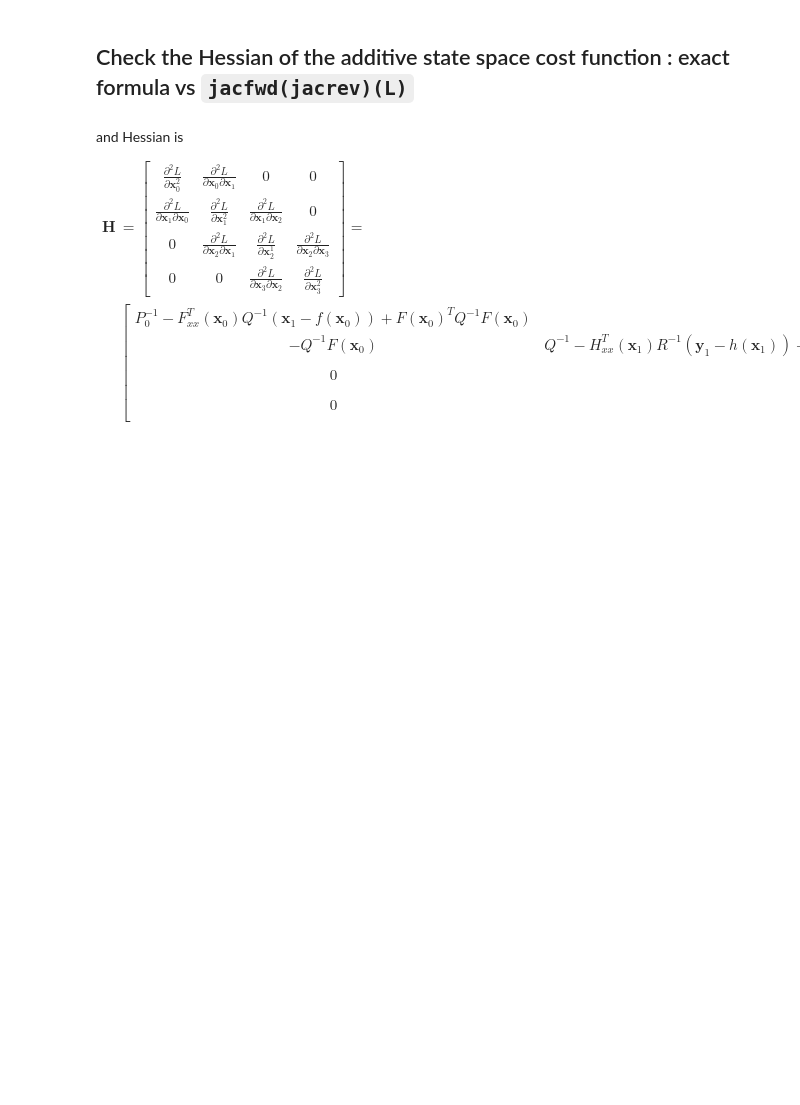
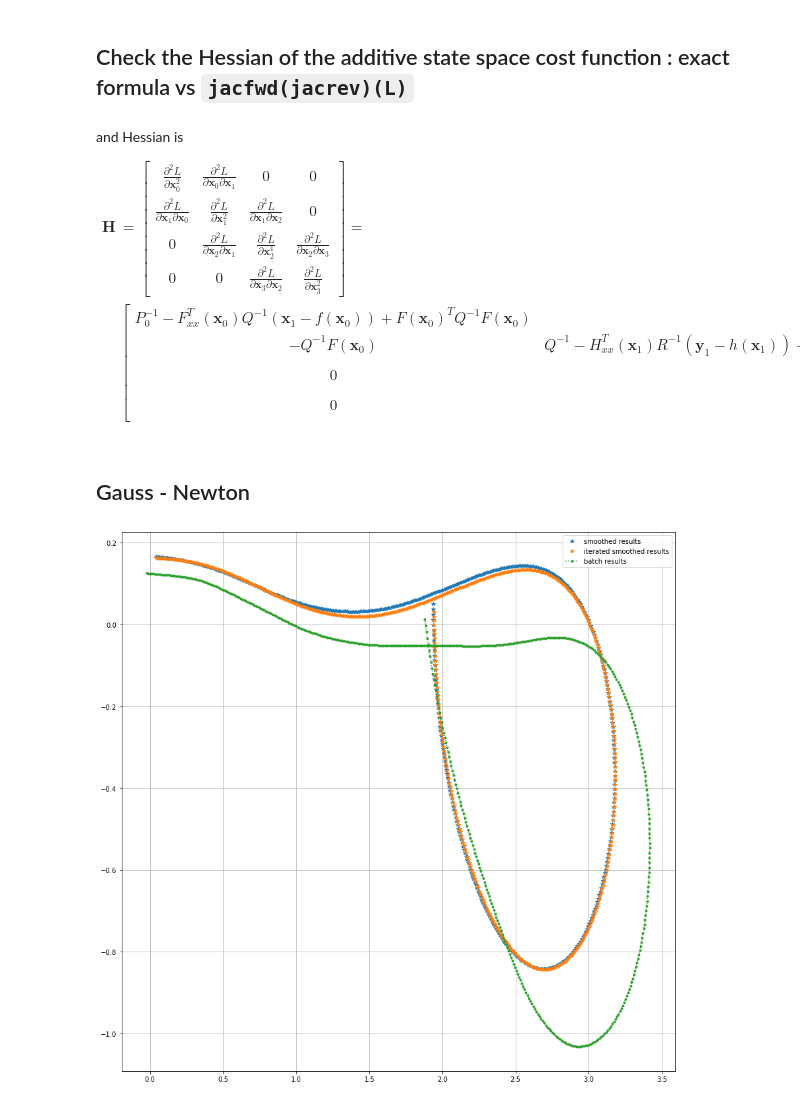
Before and after one commit to hanyas/second-order-smoothers, a Jupyter notebook: notebooks/NewtonFiltering_example2.ipynb, the cells around one changed output. Drawn from its saved outputs; the diff is of its cells as text; code cells hidden in the pictures; blank space fills up the shorter version.

```diff
--- a/notebooks/NewtonFiltering_example2.ipynb
+++ b/notebooks/NewtonFiltering_example2.ipynb
@@ -270,4 +259,16 @@ np.testing.assert_array_almost_equal(ddL_ddx0, Hess_test[0,:,0,:], decimal=5)
 np.testing.assert_array_almost_equal(ddL_dx0dx1, Hess_test[0,:,1,:], decimal=5)
 np.testing.assert_array_almost_equal(ddL_ddxN, Hess_test[-1,:,-1,:], decimal=5)
 np.testing.assert_array_almost_equal(ddL_dxN_dxN_1, Hess_test[-1,:,-2,:], decimal=5)
+# %% [markdown]
+## Gauss - Newton
+# %%
+plt.figure(figsize=(15,15))
+plt.plot(smoothed_results.mean[:,0], smoothed_results.mean[:,1], "*", label = "smoothed results")
+plt.plot(iterated_smoother_results.mean[:,0], iterated_smoother_results.mean[:,1], "*", label = "iterated smoothed results")
+plt.plot(x_batch[:,0], x_batch[:,1], ".:", label = "batch results")
+# plt.plot(true_states[:,0], true_states[:,1], ".:", label = "true")
+plt.grid()
+plt.legend();
+# %% [output]
+[figure, added]
 # %% [markdown]
```
Also changed, not shown: parts of 10 cells of this notebook, 1 other file.
